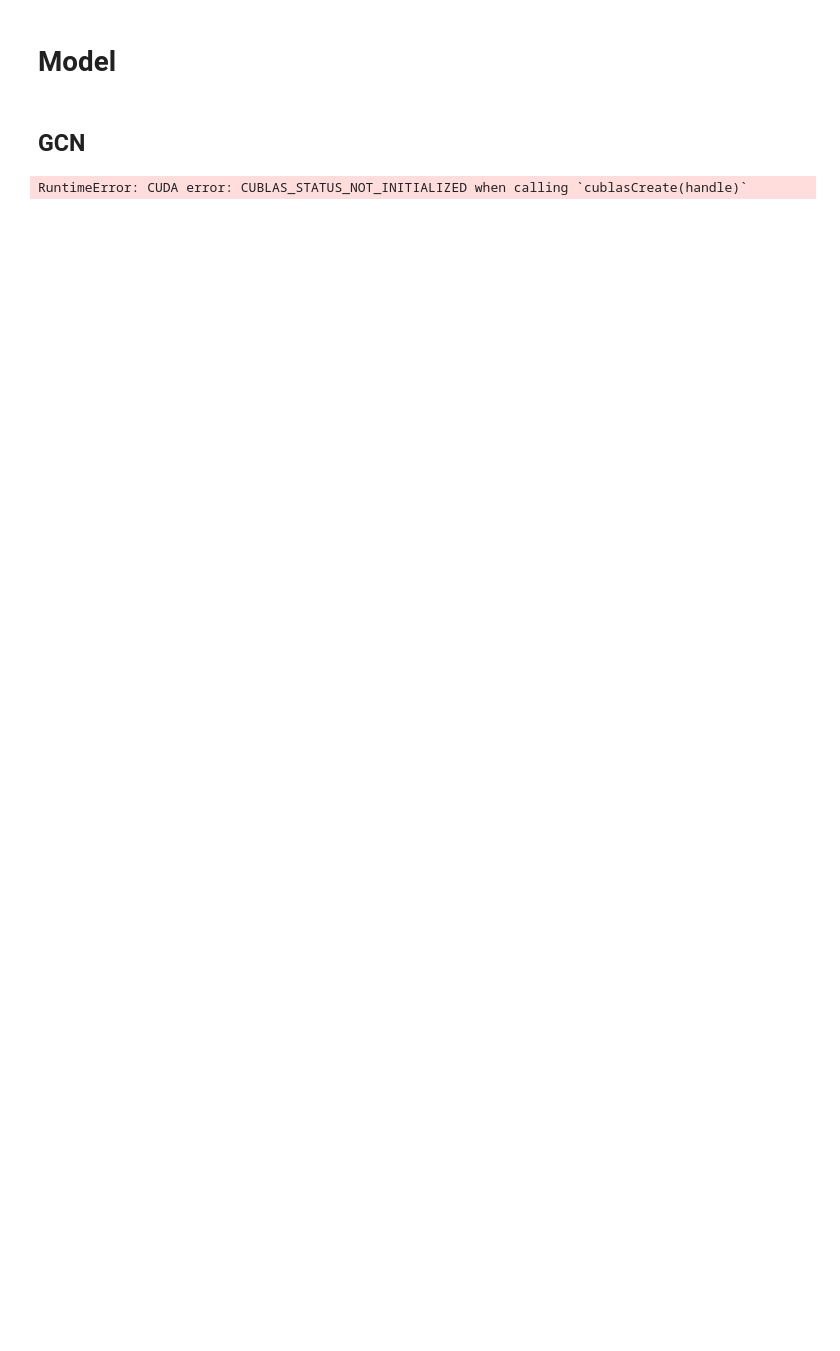
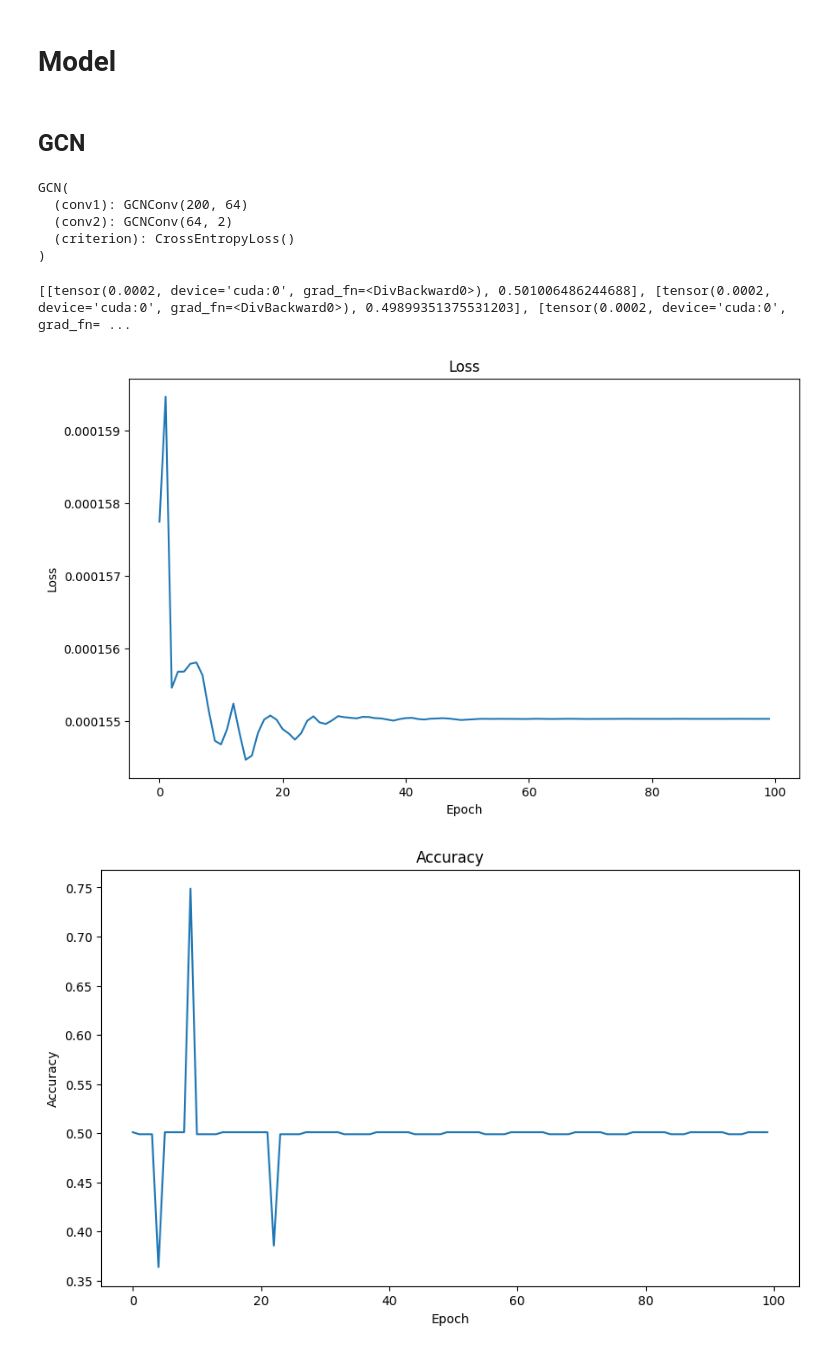
Before and after one commit to OmarAtyqy/VpaGCN, a Jupyter notebook: main.ipynb, the cells around one changed output. Drawn from its saved outputs; the diff is of its cells as text; code cells hidden in the pictures; blank space fills up the shorter version.

```diff
--- a/main.ipynb
+++ b/main.ipynb
@@ -319,18 +355,19 @@ from torch_geometric.utils import from_networkx
 device = torch.device("cuda" if torch.cuda.is_available() else "cpu")
 # %%
 # load the graph and df
-G = nx.read_gexf("data/graphs/graph.gexf")
-df = pd.read_csv("data/csv/data_resampled.csv")
+G = nx.read_gexf("data/graphs/train.gexf")
+train_df = pd.read_csv("data/csv/train_nodes.csv")
+test_df = pd.read_csv("data/csv/test_nodes.csv")
 # %%
 # add the node features to the graph
 print("Adding node features to the graph...")
-for node in tqdm(G.nodes(data=True)):
-
-    # get the node id
-    node_id = int(node[0])
+for i, node in enumerate(tqdm(G.nodes(data=True))):
 
     # get the node features
-    node_features = df.iloc[node_id][[col for col in df.columns if "embedding" in col]].to_numpy()
+    try:
+        node_features = train_df.iloc[i][[col for col in train_df.columns if "embedding" in col]].to_numpy()
+    except:
+        print(i)
 
     # add the node features to the graph
     node[1]["features"] = torch.tensor(node_features, dtype=torch.float)
@@ -458,11 +468,44 @@ class GCN(torch.nn.Module):
 # %%
 # create the model
 model = GCN()
+print(model)
 
 # train the model
-model.fit(data, 100)
+history = model.fit(data, 100)
 # %% [output]
-RuntimeError: CUDA error: CUBLAS_STATUS_NOT_INITIALIZED when calling `cublasCreate(handle)`
+GCN(
+  (conv1): GCNConv(200, 64)
+  (conv2): GCNConv(64, 2)
+  (criterion): CrossEntropyLoss()
+)
+# %%
+# plot the loss and accuracy
+import matplotlib.pyplot as plt
+
+print(history)
+
+# get the loss and accuracy
+loss = [i[0].cpu().detach().numpy() for i in history]
+acc = [i[1] for i in history]
+
+# plot and show the loss and accuracy without saving
+plt.figure(figsize=(10, 6))
+plt.plot(loss)
+plt.title("Loss")
+plt.xlabel("Epoch")
+plt.ylabel("Loss")
+plt.show()
+
+plt.figure(figsize=(10, 6))
+plt.plot(acc)
+plt.title("Accuracy")
+plt.xlabel("Epoch")
+plt.ylabel("Accuracy")
+plt.show()
+# %% [output]
+[[tensor(0.0002, device='cuda:0', grad_fn=<DivBackward0>), 0.501006486244688], [tensor(0.0002, device='cuda:0', grad_fn=<DivBackward0>), 0.49899351375531203], [tensor(0.0002, device='cuda:0', grad_fn= ...
+[figure, added]
+[figure, added]
 # %%
 def train(model, optimizer):
     model.train()
```
Also changed, not shown: parts of 10 cells of this notebook, 1 other file.
